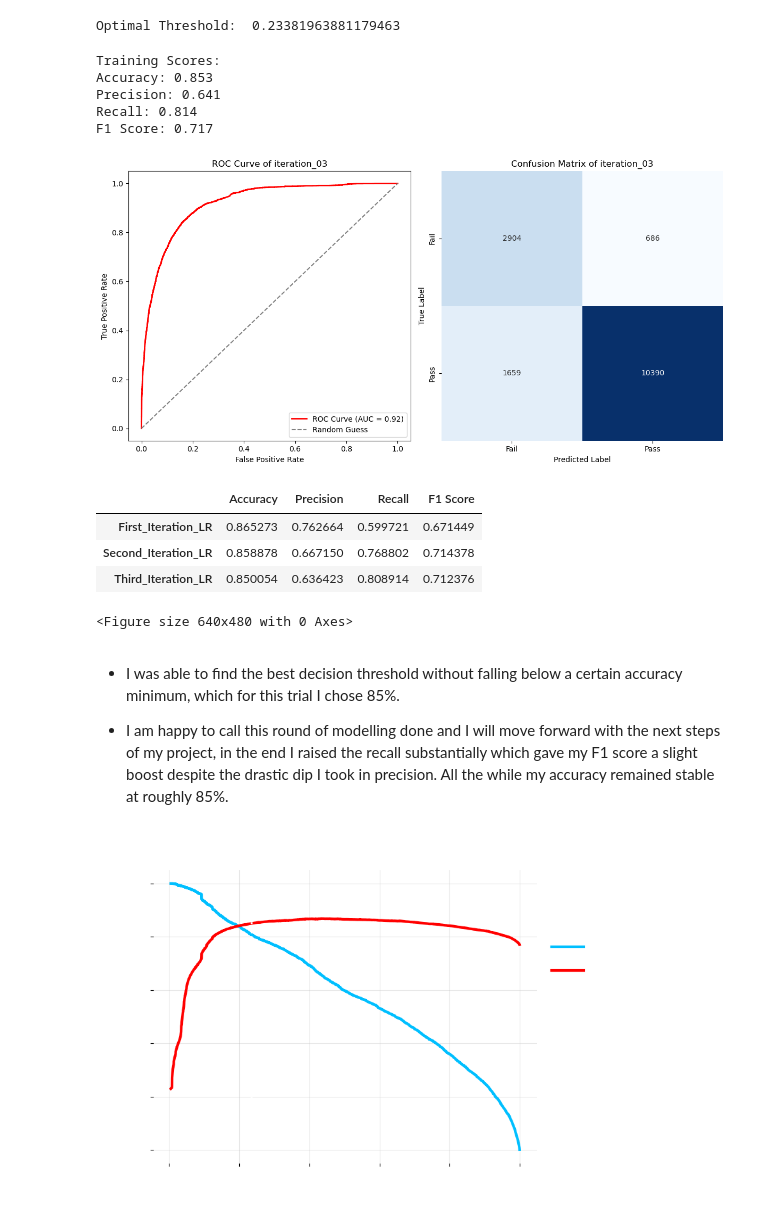
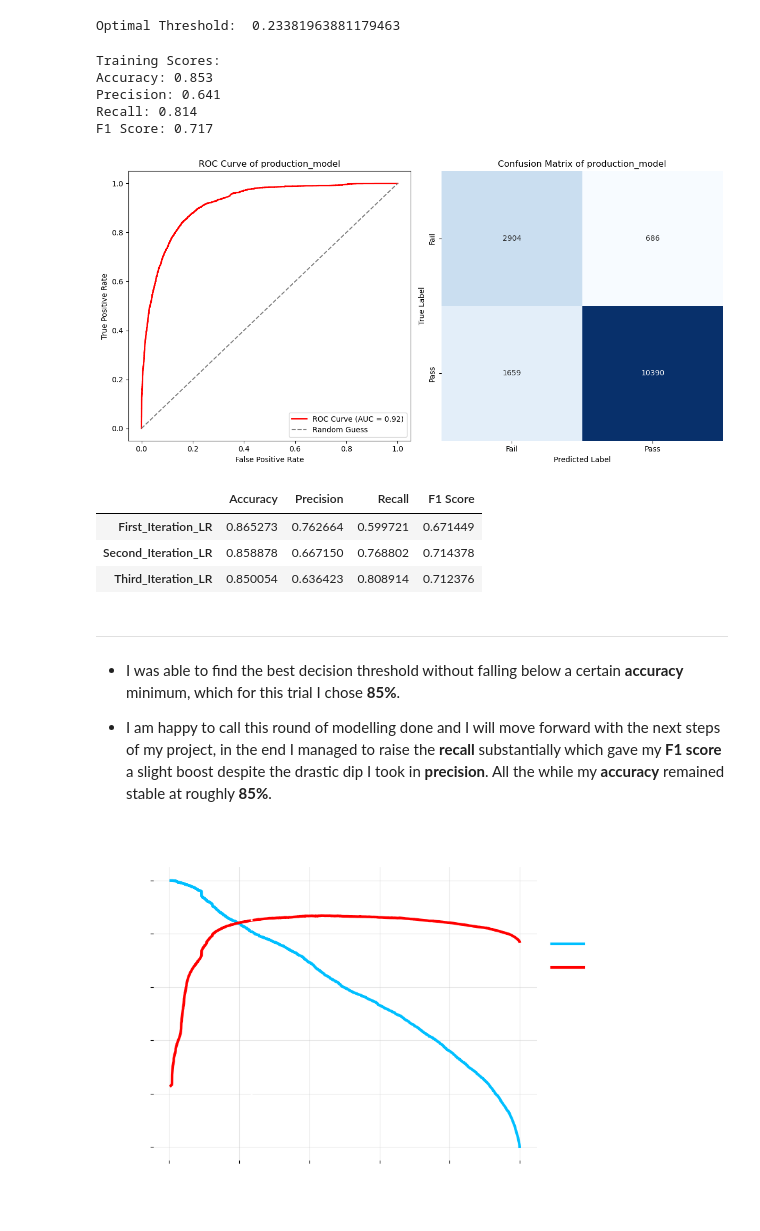
Before and after one commit to CharlesCro/food-inspections, a Jupyter notebook: code/notebooks/02_modelling.ipynb, the cells around one changed output. Cells and saved outputs as stored; diff of their text form; code cells hidden in the pictures.

```diff
--- a/code/notebooks/02_modelling.ipynb
+++ b/code/notebooks/02_modelling.ipynb
@@ -36,9 +36,10 @@ pd.set_option('display.max_columns', None)
 ---
 ### Load Dataset
 # %%
-file_path = '../../data/processed_chicago.csv'
+# File path to read in processed data.
+data_path = '../../data/processed_chicago.csv'
 # %%
-chicago = pd.read_csv(file_path)
+chicago = pd.read_csv(data_path)
 chicago.head(3)
 # %% [output]
 |  | inspection_id | dba_name | aka_name | license | facility_type | risk | address | inspection_date | ... |
@@ -90,7 +94,7 @@ plt.savefig('../../images/class_balance.png');
 ---
 # Defining Functions
 # %%
-def evaluate_model(model, X_train, y_train, X_test, y_test, model_name, threshold = 0.5):
+def evaluate_model(model, X_train, y_train, X_test, y_test, model_name = 'model', threshold = 0.5):
     '''
         This function calculates relevent evaluation metrics such as accuracy, precision, recall, and F1 Score for
         the train and test set and plots the ROC Curve and Confusion Matrix of a model's test predictions
@@ -128,6 +132,7 @@ def evaluate_model(model, X_train, y_train, X_test, y_test, model_name, threshol
         'Recall': recall_score(y_test, y_pred, pos_label = 1, zero_division=0),
         'F1 Score': f1_score(y_test, y_pred, pos_label = 1, zero_division=0)
     }
+
     # Print performance of train set.
     print('Training Scores:')
     for metric, score in train_metrics.items():
@@ -155,12 +160,12 @@ def evaluate_model(model, X_train, y_train, X_test, y_test, model_name, threshol
     axes[1].set_ylabel('True Label')
     axes[1].set_title(f'Confusion Matrix of {model_name}')
 
-    plt.tight_layout()
-    plt.show();
-
     # Save plot to images folder.
     plt.savefig(f'../../images/evaluation_{model_name}.png')
 
+    plt.tight_layout()
+    plt.show()
+
     return test_metrics
 # %%
 def get_odds(model):
@@ -466,24 +477,25 @@ print(f'Optimal Threshold:  {best_threshold}')
 # %% [output]
 Optimal Threshold:  0.23381963881179463
 # %%
-model_test_results.loc['Third_Iteration_LR'] = evaluate_model(pipeline_prod, X_train, y_train, X_test, y_test, threshold = best_threshold, model_name = 'iteration_03')
+model_test_results.loc['Third_Iteration_LR'] = evaluate_model(pipeline_prod, X_train, y_train, X_test, y_test, threshold = best_threshold, model_name = 'production_model')
 model_test_results
 # %% [output]
 Training Scores:
 Accuracy: 0.853
 Precision: 0.641
 Recall: 0.814
 F1 Score: 0.717
-[figure, old version]
+[figure, new version]
 |  | Accuracy | Precision | Recall | F1 Score |
 | First_Iteration_LR | 0.865273 | 0.762664 | 0.599721 | 0.671449 |
 | Second_Iteration_LR | 0.858878 | 0.667150 | 0.768802 | 0.714378 |
 | Third_Iteration_LR | 0.850054 | 0.636423 | 0.808914 | 0.712376 |
-<Figure size 640x480 with 0 Axes>
 # %% [markdown]
-- I was able to find the best decision threshold without falling below a certain accuracy minimum, which for this trial I chose 85%.
+---
 
-- I am happy to call this round of modelling done and I will move forward with the next steps of my project, in the end I raised the recall substantially which gave my F1 score a slight boost despite the drastic dip I took in precision. All the while my accuracy remained stable at roughly 85%.
+- I was able to find the best decision threshold without falling below a certain **accuracy** minimum, which for this trial I chose **85%**.
+
+- I am happy to call this round of modelling done and I will move forward with the next steps of my project, in the end I managed to raise the **recall** substantially which gave my **F1 score** a slight boost despite the drastic dip I took in **precision**. All the while my **accuracy** remained stable at roughly **85%**.
 # %%
 # Visualization of what we just calculated.
 plt.figure(figsize=(10, 6))
```
Also changed, not shown: parts of 21 cells of this notebook, 11 other files.
